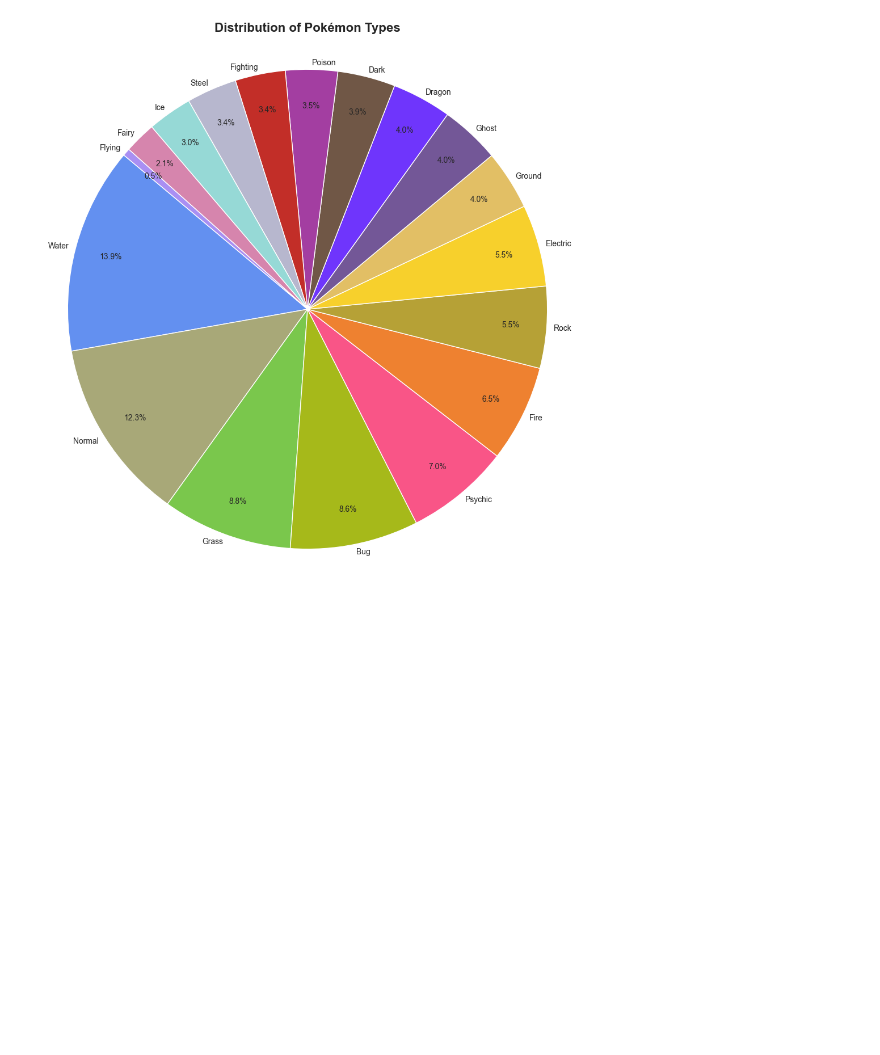
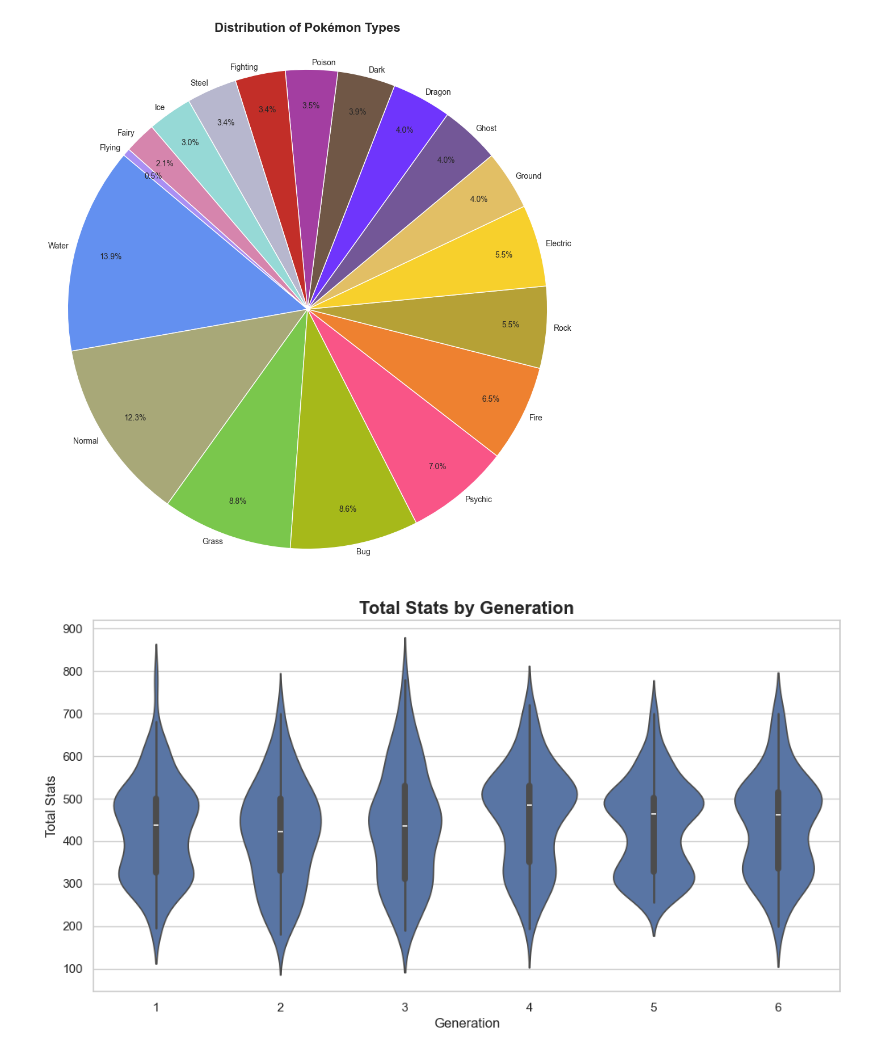
Before and after one commit to brunobrsr1/pokemon-eda, a Jupyter notebook: pokemon-eda.ipynb, the cells around one changed output. Cells and saved outputs as stored; diff of their text form; code cells hidden in the pictures; blank space fills up the shorter version.

```diff
--- a/pokemon-eda.ipynb
+++ b/pokemon-eda.ipynb
@@ -313,0 +329,9 @@ plt.show()
+# %%
+plt.figure(figsize=(12, 6))
+sns.violinplot(data=df, x='GENERATION', y='TOTAL')
+plt.title('Total Stats by Generation', fontsize=16, fontweight='bold')
+plt.xlabel('Generation')
+plt.ylabel('Total Stats')
+plt.show()
+# %% [output]
+[figure, added]
```
Also changed, not shown: parts of 8 cells of this notebook.
